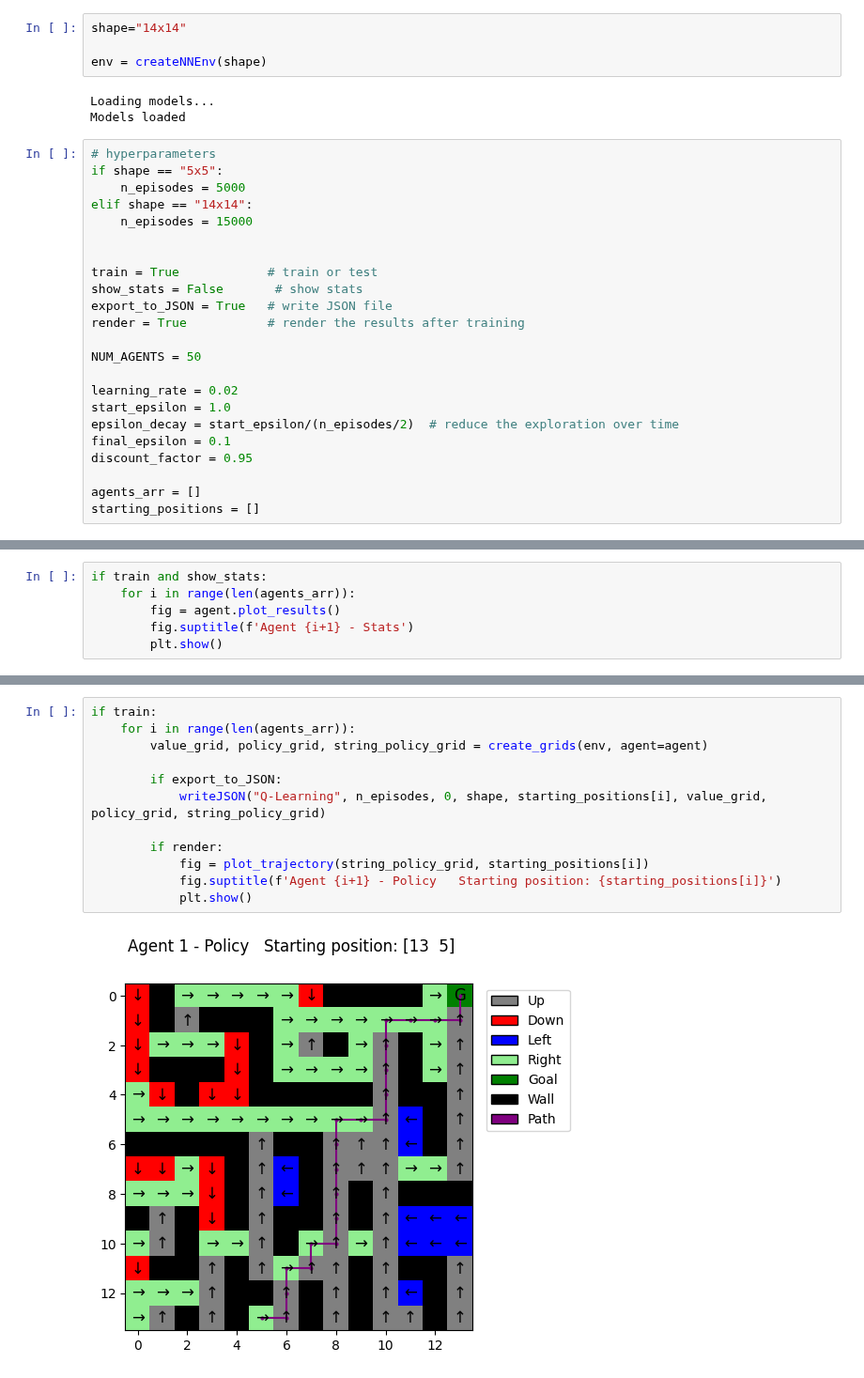
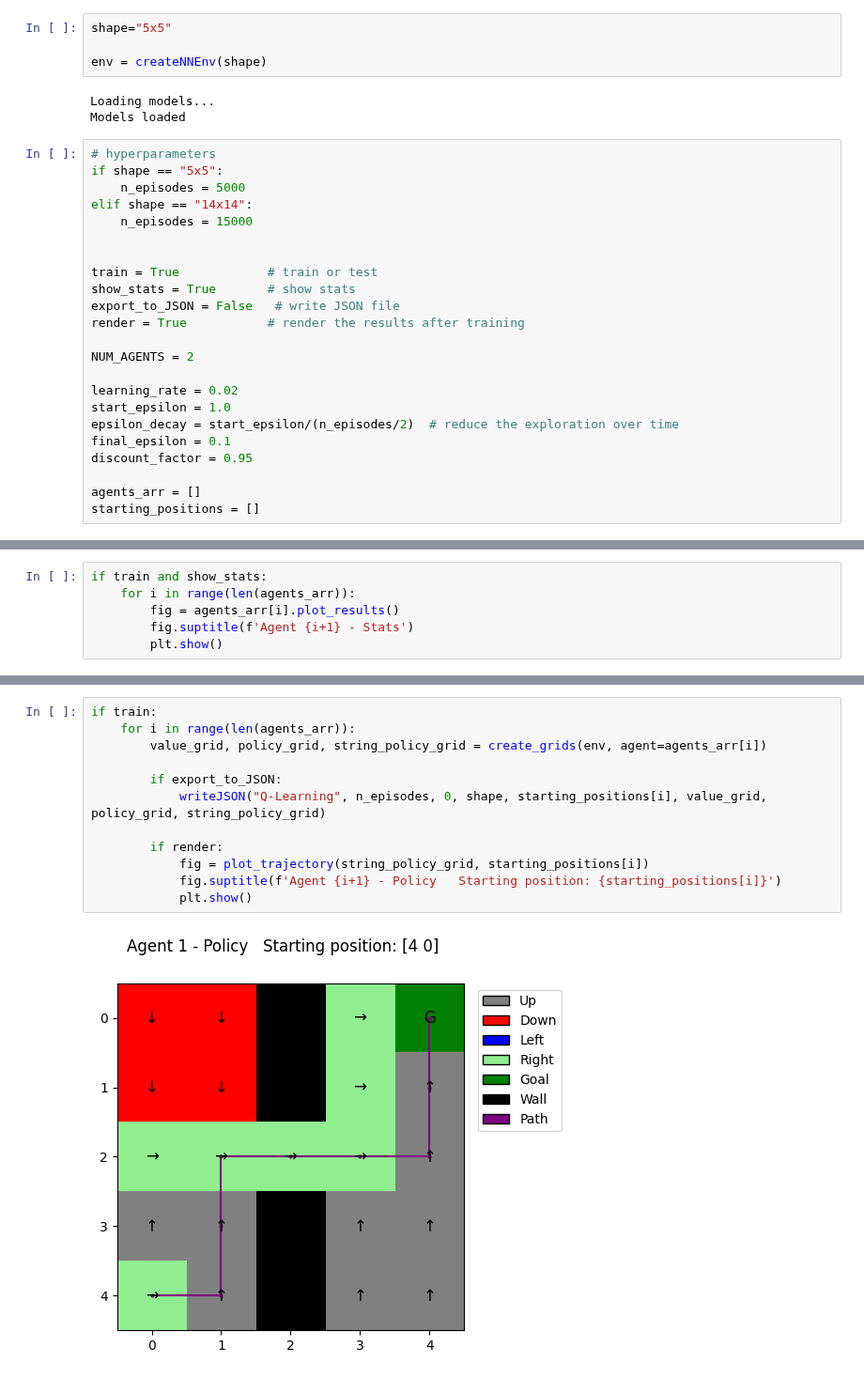
Before and after one commit to salvalago23/TFG_Salvador_Perez_GR, a Jupyter notebook: src/4_QLearning.ipynb, the cells around one changed output, grey strips where cells are left out. Shown at 94% size. Drawn from its saved outputs; the diff is of its cells as text.

```diff
--- a/src/4_QLearning.ipynb
+++ b/src/4_QLearning.ipynb
@@ -7,7 +7,7 @@ from envs.createEnvs import createNNEnv
 from utilities.plots import create_grids, plot_trajectory
 from utilities.jsonRW import writeJSON, readJSON
 # %%
-shape="14x14"
+shape="5x5"
 
 env = createNNEnv(shape)
 # %% [output]
@@ -22,11 +22,11 @@ elif shape == "14x14":
 
 
 train = True            # train or test
-show_stats = False       # show stats
-export_to_JSON = True   # write JSON file
+show_stats = True       # show stats
+export_to_JSON = False   # write JSON file
 render = True           # render the results after training
 
-NUM_AGENTS = 50
+NUM_AGENTS = 2
 
 learning_rate = 0.02
 start_epsilon = 1.0
@@ -68,6 +57,6 @@ Agent 12 / 50
 # %%
 if train and show_stats:
     for i in range(len(agents_arr)):
-        fig = agent.plot_results()
+        fig = agents_arr[i].plot_results()
         fig.suptitle(f'Agent {i+1} - Stats')
         plt.show()
@@ -74,14 +66,14 @@ if train and show_stats:
 # %%
 if train:
     for i in range(len(agents_arr)):
-        value_grid, policy_grid, string_policy_grid = create_grids(env, agent=agent)
+        value_grid, policy_grid, string_policy_grid = create_grids(env, agent=agents_arr[i])
 
         if export_to_JSON:
             writeJSON("Q-Learning", n_episodes, 0, shape, starting_positions[i], value_grid, policy_grid, string_policy_grid)
 
         if render:
             fig = plot_trajectory(string_policy_grid, starting_positions[i])
             fig.suptitle(f'Agent {i+1} - Policy   Starting position: {starting_positions[i]}')
             plt.show()
 # %% [output]
-[figure, old version]
+[figure, new version]
```
Also changed, not shown: parts of 3 cells of this notebook, 3 other files.
